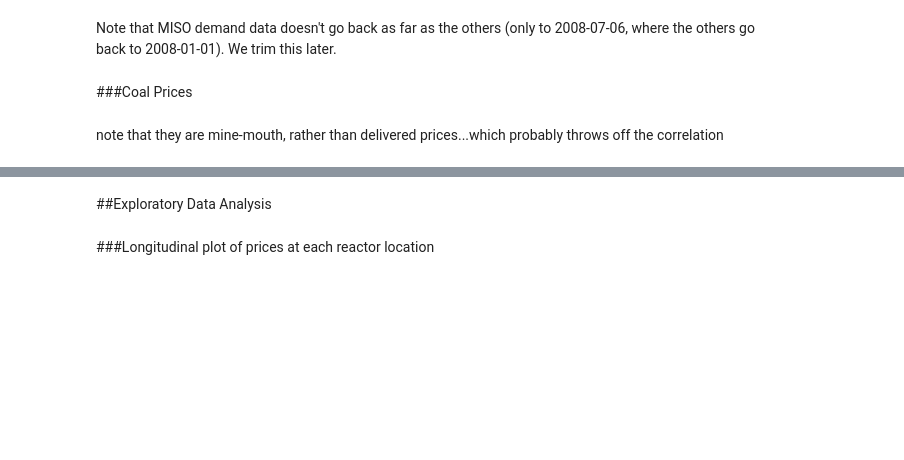
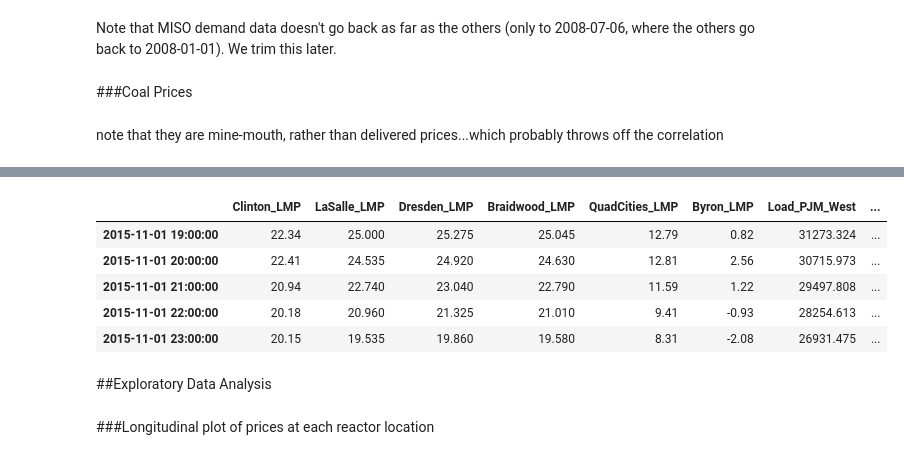
Before and after one commit to dannychua/Electricity-Price-Predictor, a Jupyter notebook: Process Book.ipynb, the cells around one changed output, grey strips where cells are left out. Drawn from its saved outputs; the diff is of its cells as text; code cells hidden in the pictures; blank space fills up the shorter version.

```diff
--- a/Process Book.ipynb
+++ b/Process Book.ipynb
@@ -251,3 +268,27 @@ note that they are mine-mouth, rather than delivered prices...which probably thr
+# %%
+headers = list(dfCommodity)
+idx1 = pd.date_range('5/6/2008', '11/01/2015', freq = 'D')
+
+for col in headers:
+    tempdf = pd.DataFrame(index=idx1)
+    tempdf[col] = dfCommodity[col]
+    tempdf = tempdf.interpolate(method='time')
+    for i in range(23):
+        tempdf[i] = tempdf[col]
+    tempdf = tempdf.stack()
+    idx2 = pd.date_range('5/6/2008', periods=len(tempdf), freq = 'H')
+    tempdf.index = idx2
+    fulldf['Coal_'+col] = tempdf
+    tempdf = None
+
+fulldf.tail()
+# %% [output]
+|  | Clinton_LMP | LaSalle_LMP | Dresden_LMP | Braidwood_LMP | QuadCities_LMP | Byron_LMP | Load_PJM_West | ... |
+| 2015-11-01 19:00:00 | 22.34 | 25.000 | 25.275 | 25.045 | 12.79 | 0.82 | 31273.324 | ... |
+| 2015-11-01 20:00:00 | 22.41 | 24.535 | 24.920 | 24.630 | 12.81 | 2.56 | 30715.973 | ... |
+| 2015-11-01 21:00:00 | 20.94 | 22.740 | 23.040 | 22.790 | 11.59 | 1.22 | 29497.808 | ... |
+| 2015-11-01 22:00:00 | 20.18 | 20.960 | 21.325 | 21.010 | 9.41 | -0.93 | 28254.613 | ... |
+| 2015-11-01 23:00:00 | 20.15 | 19.535 | 19.860 | 19.580 | 8.31 | -2.08 | 26931.475 | ... |
 # %% [markdown]
 ##Exploratory Data Analysis
 # %% [markdown]
```
Also changed, not shown: parts of 13 cells of this notebook.
